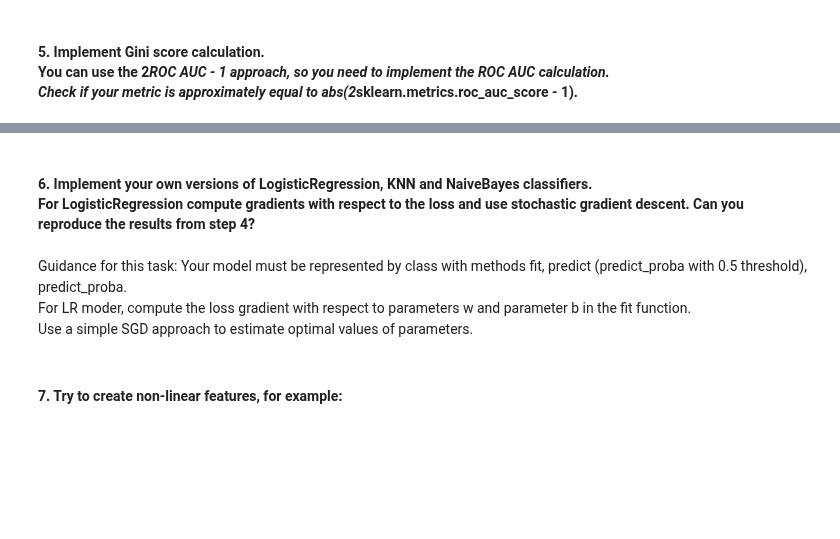
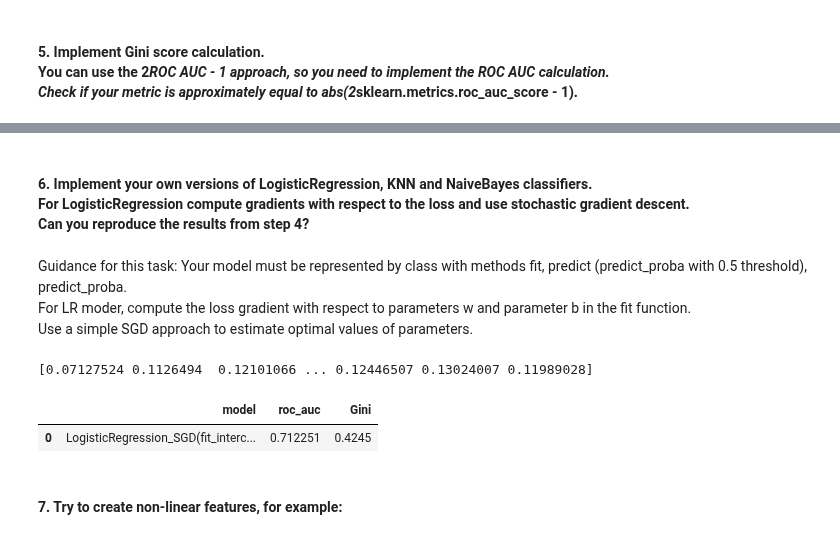
Before and after one commit to TimurOsmanov/s21, a Jupyter notebook: ML/ML.Project_4.ID_Classification/src/DontGetKicked_ML4.ipynb, the cells around one changed output, grey strips where cells are left out. Saved outputs shown, nothing was run; the diff lists cells and outputs as text; code cells hidden in the pictures; blank space fills up the shorter version.

```diff
--- a/ML/ML.Project_4.ID_Classification/src/DontGetKicked_ML4.ipynb
+++ b/ML/ML.Project_4.ID_Classification/src/DontGetKicked_ML4.ipynb
@@ -240,5 +351,5 @@ def gini_score():
 # %% [markdown]
-#### 6. Implement your own versions of LogisticRegression, KNN and NaiveBayes classifiers. <br>For LogisticRegression compute gradients with respect to the loss and use stochastic gradient descent. Can you reproduce the results from step 4?
+#### 6. Implement your own versions of LogisticRegression, KNN and NaiveBayes classifiers.<br> For LogisticRegression compute gradients with respect to the loss and use stochastic gradient descent. <br> Can you reproduce the results from step 4?
 # %% [markdown]
 Guidance for this task: Your model must be represented by class with methods fit, predict (predict_proba with 0.5 threshold), predict_proba.<br>
 For LR moder, compute the loss gradient with respect to parameters w and parameter b in the fit function.<br>
@@ -245,0 +438,23 @@ Use a simple SGD approach to estimate optimal values of parameters.
+# %%
+out: pd.DataFrame = pd.DataFrame({'model': [], 'roc_auc': [], 'Gini': []})
+
+for model in  [LogisticRegression_SGD(learning_rate=0.1, epoch=600)]:
+# for model in LogisticRegression(), GaussianNB(), KNeighborsClassifier(), LogisticRegression_SGD():
+    model.fit(X=X_train_, y=y_train_)
+    # by [:,1] we get pos observation
+    y_pred = model.predict_proba(X=X_valid_)
+    # y_pred = model.predict_proba(X=X_valid_)[:, 1]
+    # using 2*ROC AUC - 1 approach
+    print(y_pred)
+    out.loc[len(out)] = {
+        'model': model,
+        'roc_auc': roc_auc_score(y_true=y_valid_, y_score=y_pred),
+        'Gini':  round(2 * roc_auc_score(y_true=y_valid_, y_score=y_pred) - 1, 4),
+    }
+
+# display(out.sort_values(by='Gini', ascending=False).reset_index(drop=True))
+out
+# %% [output]
+[0.07127524 0.1126494  0.12101066 ... 0.12446507 0.13024007 0.11989028]
+|  | model | roc_auc | Gini |
+| 0 | LogisticRegression_SGD(fit_interc... | 0.712251 | 0.4245 |
```
Also changed, not shown: parts of 15 cells of this notebook.
